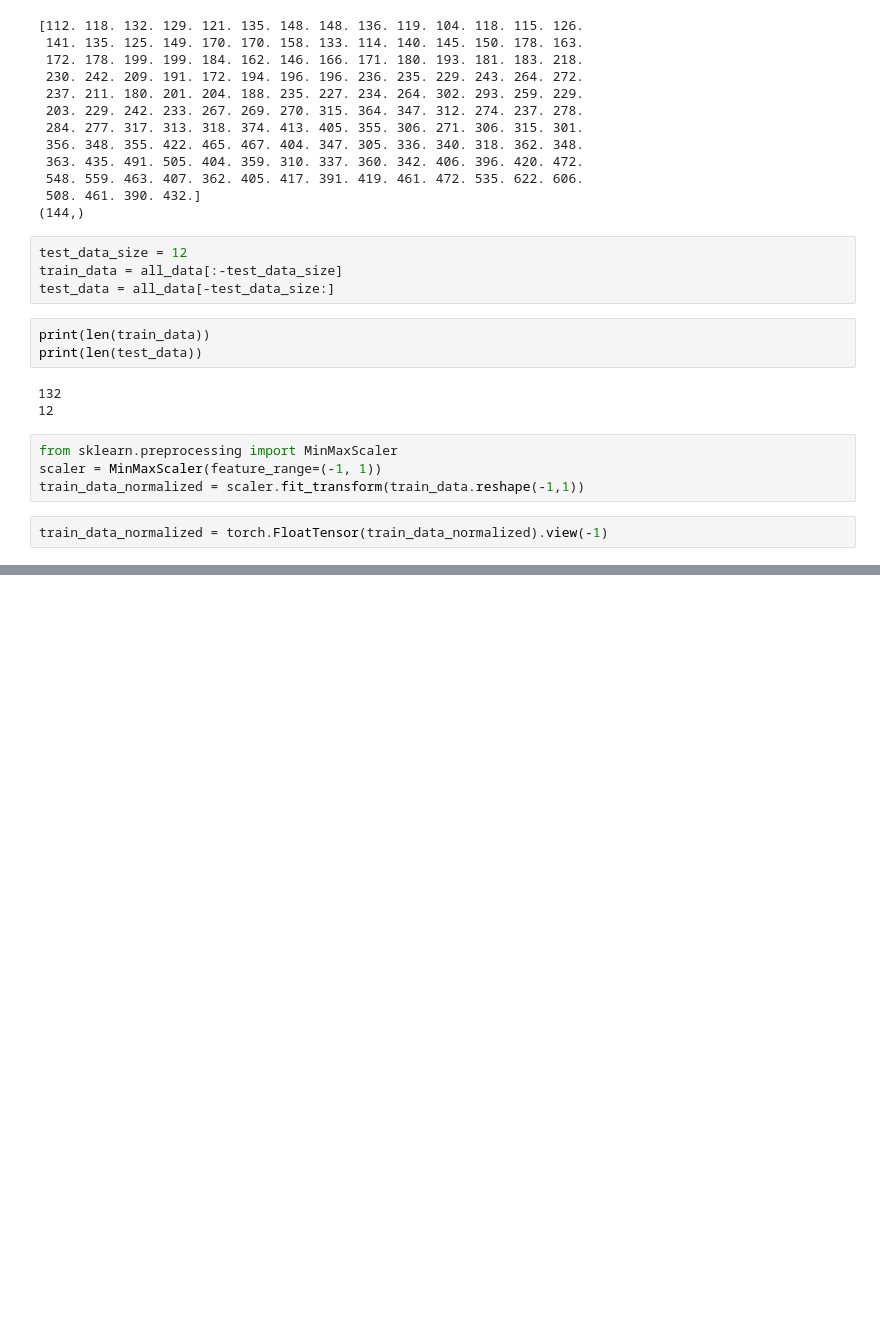
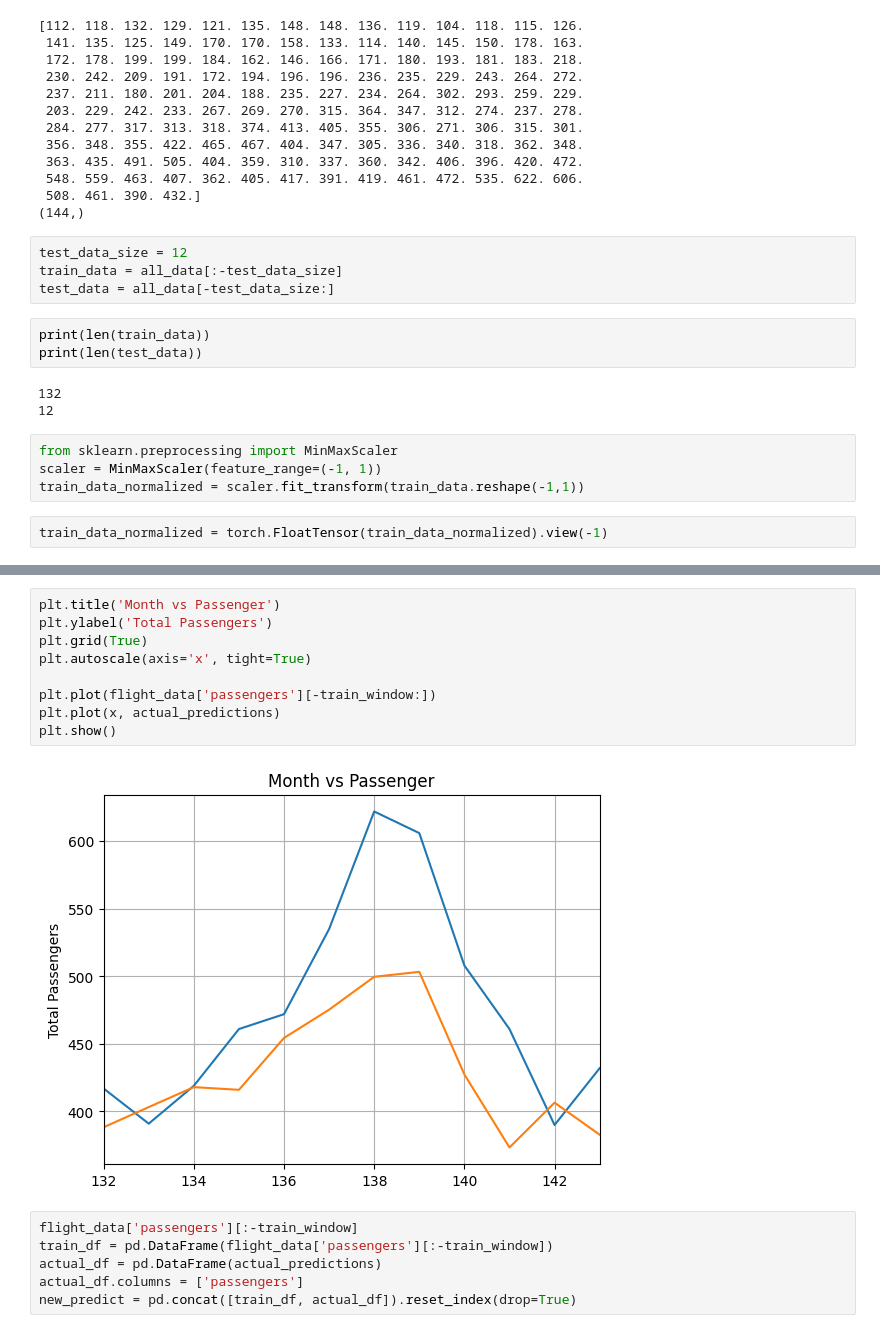
Before and after one commit to HyunsungRyu/self_study2024, a Jupyter notebook: passengers.ipynb, the cells around one changed output, grey strips where cells are left out. Cells and saved outputs as stored; diff of their text form; blank space fills up the shorter version.

```diff
--- a/passengers.ipynb
+++ b/passengers.ipynb
@@ -219,0 +379,17 @@ start from utility function
+# %%
+plt.title('Month vs Passenger')
+plt.ylabel('Total Passengers')
+plt.grid(True)
+plt.autoscale(axis='x', tight=True)
+
+plt.plot(flight_data['passengers'][-train_window:])
+plt.plot(x, actual_predictions)
+plt.show()
+# %% [output]
+[figure, added]
+# %%
+flight_data['passengers'][:-train_window]
+train_df = pd.DataFrame(flight_data['passengers'][:-train_window])
+actual_df = pd.DataFrame(actual_predictions)
+actual_df.columns = ['passengers']
+new_predict = pd.concat([train_df, actual_df]).reset_index(drop=True)
```
Also changed, not shown: parts of 21 cells of this notebook.
